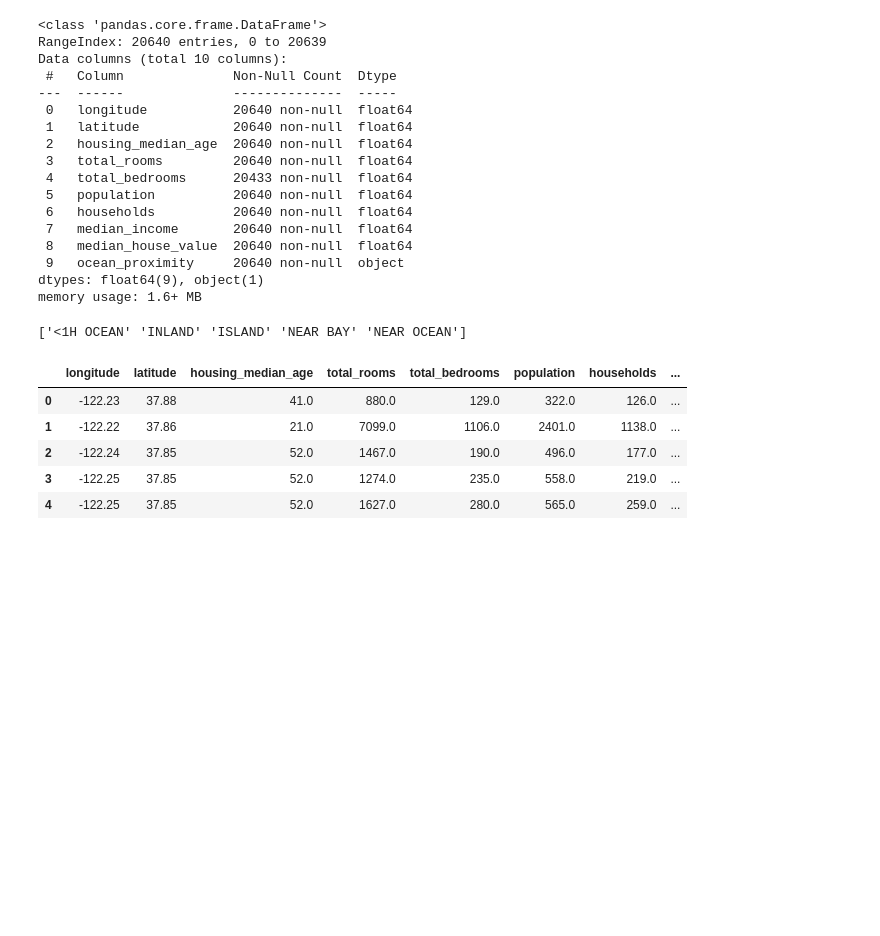
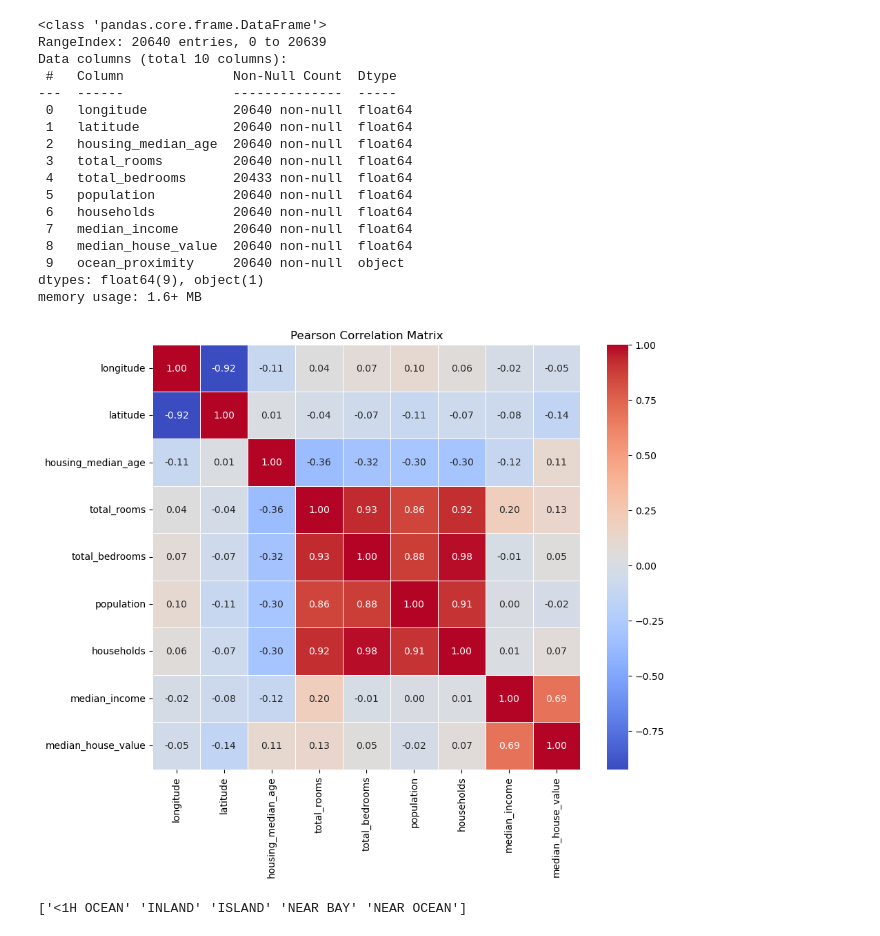
Before and after one commit to Mobeen0/housing_prices_regression, a Jupyter notebook: housing_prices_regression.ipynb, the cells around one changed output. Cells and saved outputs as stored; diff of their text form; code cells hidden in the pictures; blank space fills up the shorter version.

```diff
--- a/housing_prices_regression.ipynb
+++ b/housing_prices_regression.ipynb
@@ -60,20 +60,26 @@ Data columns (total 10 columns):
  9   ocean_proximity     20640 non-null  object
 dtypes: float64(9), object(1)
 memory usage: 1.6+ MB
+# %%
+cols_allowed = [col_n for col_n in df_clean.columns if col_n not in ['ocean_proximity']]
+correlation_matrix = df_clean[cols_allowed].corr(method='pearson')
+
+
+plt.figure(figsize=(10, 8))
+sns.heatmap(correlation_matrix, annot=True, cmap='coolwarm', fmt='.2f', linewidths=0.5)
+plt.title('Pearson Correlation Matrix')
+plt.show()
+# %% [output]
+[figure, added]
 # %%
 from sklearn.preprocessing import LabelEncoder
-label_encoder = LabelEncoder()
-df_clean.loc[:,'ocean_proximity'] = label_encoder.fit_transform(df_clean['ocean_proximity'])
-print(label_encoder.classes_)
-df_clean.head()
+l_encoder = LabelEncoder()
+l_encoded = l_encoder.fit_transform(df_clean[['ocean_proximity']])
+df_clean['ocean_proximity'] = list(l_encoded)
+
+print(l_encoder.classes_)
 # %% [output]
 ['<1H OCEAN' 'INLAND' 'ISLAND' 'NEAR BAY' 'NEAR OCEAN']
-|  | longitude | latitude | housing_median_age | total_rooms | total_bedrooms | population | households | ... |
-| 0 | -122.23 | 37.88 | 41.0 | 880.0 | 129.0 | 322.0 | 126.0 | ... |
-| 1 | -122.22 | 37.86 | 21.0 | 7099.0 | 1106.0 | 2401.0 | 1138.0 | ... |
-| 2 | -122.24 | 37.85 | 52.0 | 1467.0 | 190.0 | 496.0 | 177.0 | ... |
-| 3 | -122.25 | 37.85 | 52.0 | 1274.0 | 235.0 | 558.0 | 219.0 | ... |
-| 4 | -122.25 | 37.85 | 52.0 | 1627.0 | 280.0 | 565.0 | 259.0 | ... |
 # %%
 from sklearn.impute import SimpleImputer
 imputer = SimpleImputer(missing_values = np.nan ,strategy = 'median')
```
Also changed, not shown: parts of 8 cells of this notebook.
